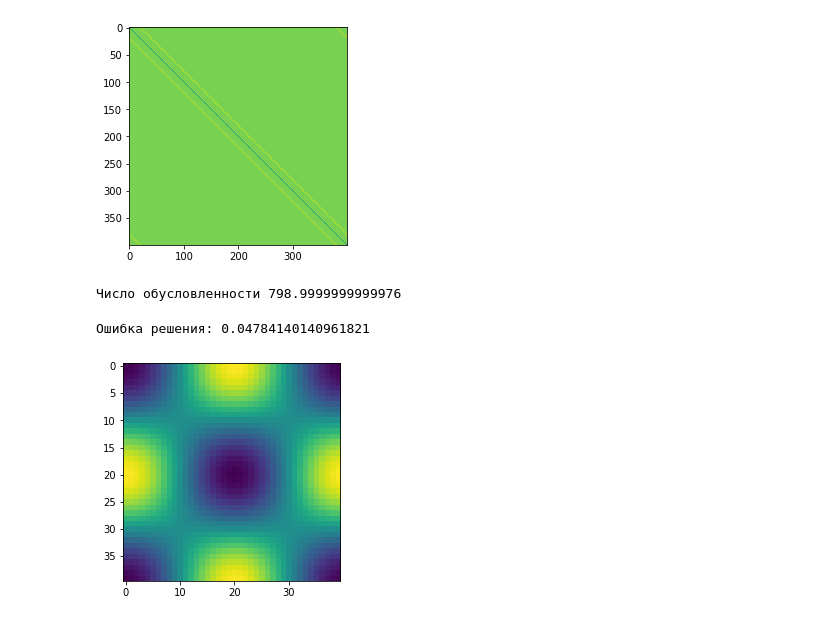
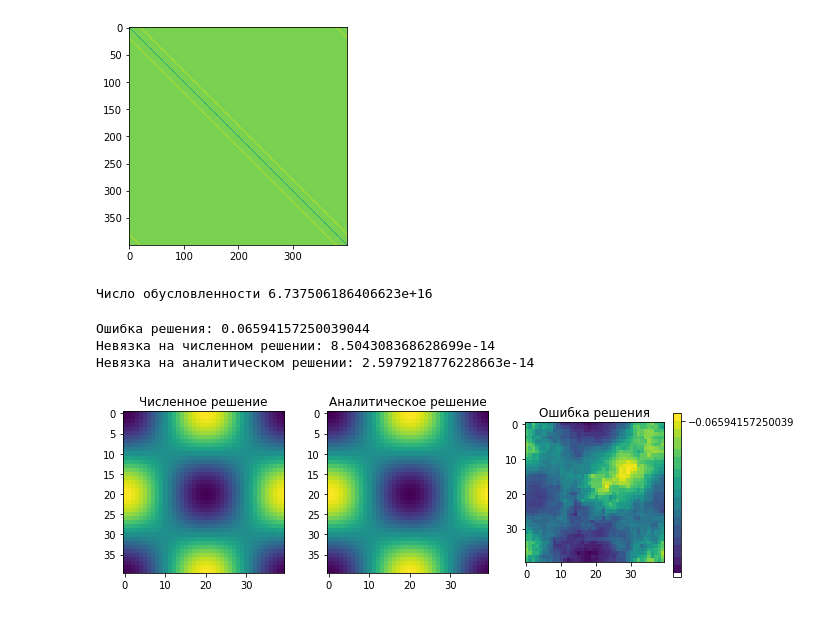
Before and after one commit to alepoydes/introduction-to-numerical-simulation, a Jupyter notebook: practice/matrix/lu.ipynb, the cells around one changed output. Drawn from its saved outputs; the diff is of its cells as text; code cells hidden in the pictures.

```diff
--- a/practice/matrix/lu.ipynb
+++ b/practice/matrix/lu.ipynb
@@ -44,7 +44,6 @@ def matrix_A(N):
     A[k,n,k,nplus] = N**2
     A[kplus,n,k,n] = N**2 # и по горизонтали.
     A[k,n,kplus,n] = N**2
-    A[k,n,k,n] += 1 # Избегаем вырождения. СМ. ЗАДАЧУ НИЖЕ.
     return A
 
 def flatten_matrix(A):
@@ -59,41 +58,73 @@ plt.show()
 # Матрица разреженная, причем ее можно представить трехдиагональном виде, однако на диагонали стоят блоки.
 
 print("Число обусловленности", np.linalg.cond(flatten_matrix(A)))
+# Число обусловленности получается около 6e16, а значит решение систем с такой матрицей не дает
+# ни одного верного знака в ответе.
 # %% [output]
 [figure]
-Число обусловленности 798.9999999999976
+Число обусловленности 6.737506186406623e+16
 # %%
 def grid_x(N):
     """Считает сетку для координаты x."""
     return np.arange(2*N)/N-1
 
 def grid_y(N):
     """Считает сетку для координаты y."""
     return np.arange(2*N)/N-1
 
-def vector_f(N):
-    """Тестовая правая часть."""
+def problem_1(N):
+    """
+    Возвращает пару (f, u), где
+        `f` - правая часть уравнения Пуассона в узлах решетки,
+        `u` - аналитическое решение ДИСКРЕТИЗОВАННОГО уравнения Пуассона с правой частью `f`.
+    """
     x, y = grid_x(N)[:,None], grid_y(N)[None,:]
     f = np.cos(np.pi*x)*np.cos(np.pi*y)
-    f -= np.mean(f) # Поправляем вектор, так чтобы сумма элементов равнялсь нулю. СМ. ЗАДАЧУ НИЖЕ.
-    return f
+    mu = 4*(np.cos(np.pi/N)-1)*N**2 # Собственное значение дискретизации оператора Лапласа отвечающее f.
+    u = f/mu
+    return f, u
 
-def solve_poisson(f):
-    """Решает уравнение Пуассона с заданной правой частью."""
+def solve_poisson_using_np(f):
+    """
+    Решает уравнение Пуассона с заданной правой частью `f`.
+    Возвращает решение `u` и невязку `r`.
+    """
     N = f.shape[0]//2
     A = matrix_A(N)
-    u = np.linalg.solve( flatten_matrix(A), f.flatten() )
-    return u.reshape(f.shape)
+    Af = flatten_matrix(A) # Превращаем мультииндекс в целое число.
+    ff = f.flatten()
+    u = np.linalg.solve( Af, ff )
+    r = ff-Af@u
+    return u.reshape(f.shape), r.reshape(f.shape)
 
-def explicit_u(N):
-    return (-1/np.pi**2)*vector_f(N)
 
-u = solve_poisson(vector_f(20))
+N = 20
+f, u0 = problem_1(N)
+u, r = solve_poisson_using_np(f)
 # print("Приближенное решение:", u[:5,:5] )
-# print("Точное решение:", explicit_u(u.shape[0]//2)[:5,:5] )
-print("Ошибка решения:", np.linalg.norm( (u-explicit_u(u.shape[0]//2)).flatten(), ord=np.inf ))
-plt.imshow(u.T)
+# print("Точное решение:", u0[:5,:5] )
+# print("Ошибка:", u[:5,:5] - u0[:5,:5] )
+print("Ошибка решения:", np.linalg.norm( (u-u0).flatten(), ord=np.inf ))
+print("Невязка на численном решении:", np.linalg.norm( (r).flatten(), ord=np.inf ))
+
+Af = flatten_matrix(matrix_A(N))
+r0 = f.flatten()-Af@u0.flatten()
+print("Невязка на аналитическом решении:", np.linalg.norm( (r0).flatten(), ord=np.inf ))
+
+fig, (ax1, ax2, ax3) = plt.subplots(1, 3, figsize=(10,3))
+ax1.imshow(u.T)
+ax2.imshow(u0.T)
+im=ax3.imshow((u-u0).T)
+plt.colorbar(im, ax=ax3)
+ax1.set_title("Численное решение")
+ax2.set_title("Аналитическое решение")
+ax3.set_title("Ошибка решения")
+plt.tight_layout()
 plt.show()
+
+# Визуальное решение получилось очень похожим на верное, однако ошибка решения очень велика, хотя невязка мала.
 # %% [output]
-Ошибка решения: 0.04784140140961821
+Ошибка решения: 0.06594157250039044
+Невязка на численном решении: 8.504308368628699e-14
+Невязка на аналитическом решении: 2.5979218776228663e-14
-[figure, old version]
+[figure, new version]
```
Also changed, not shown: parts of 11 cells of this notebook.
